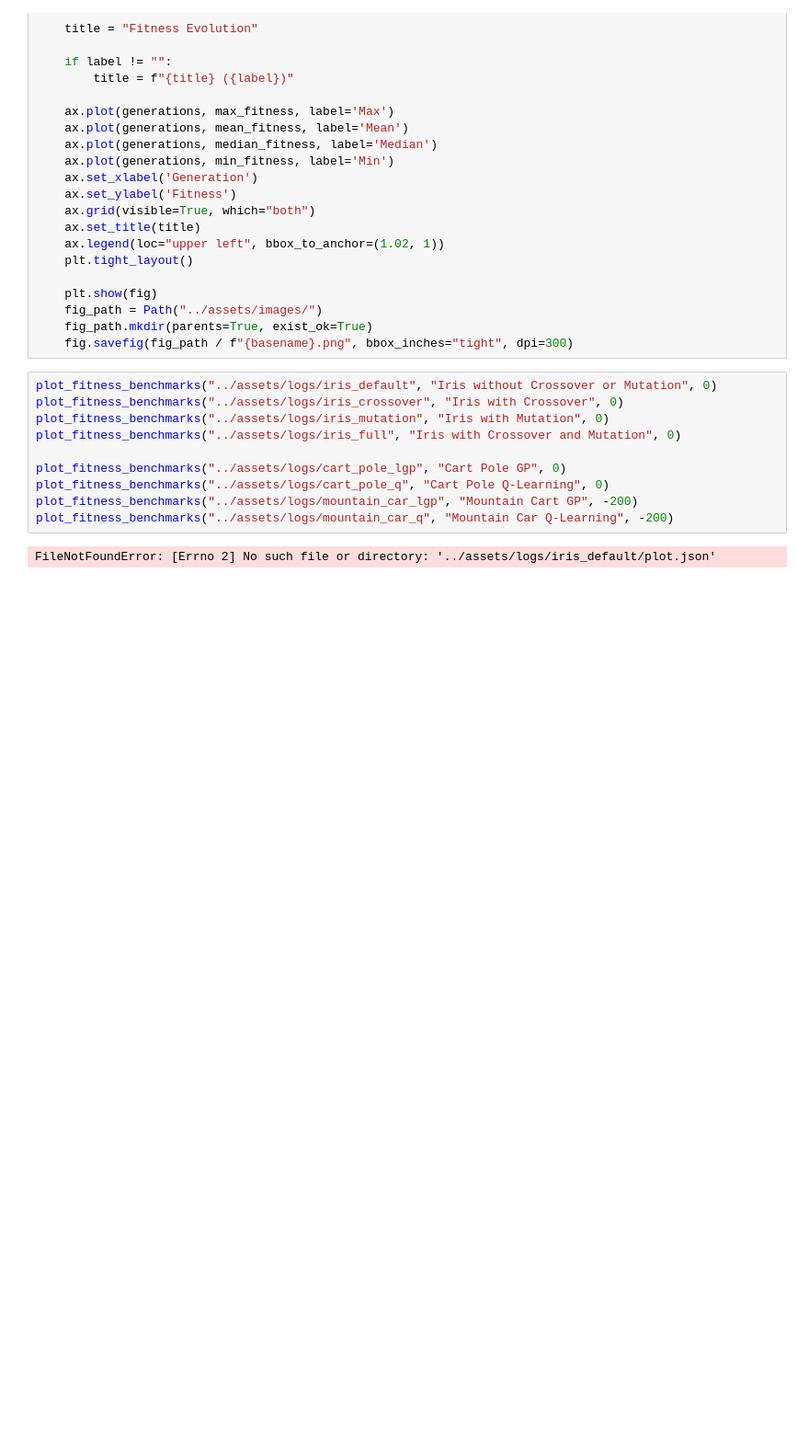
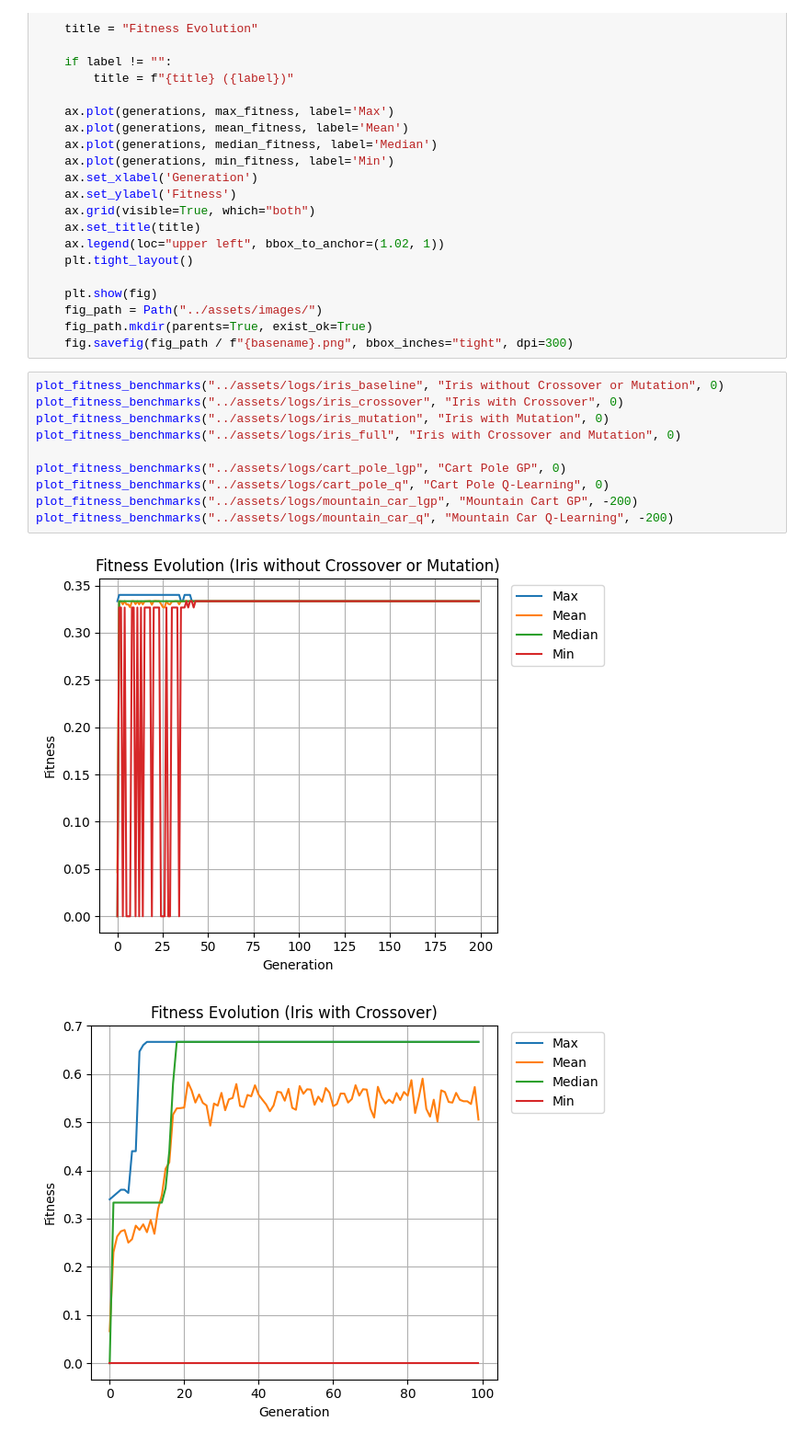
Before and after one commit to urmzd/linear-gp, a Jupyter notebook: notebooks/benchmark_plots.ipynb, the cells around one changed output. Shown at 92% size. Drawn from its saved outputs; the diff is of its cells as text; blank space fills up the shorter version.

Commit message:
fix: update plots

```diff
--- a/notebooks/benchmark_plots.ipynb
+++ b/notebooks/benchmark_plots.ipynb
@@ -76,14 +76,15 @@ def plot_fitness_benchmarks(path: str = "../assets/logs/cart-pole-lgp", label:st
     fig_path.mkdir(parents=True, exist_ok=True)
     fig.savefig(fig_path / f"{basename}.png", bbox_inches="tight", dpi=300)
 # %%
-plot_fitness_benchmarks("../assets/logs/iris_default", "Iris without Crossover or Mutation", 0)
+plot_fitness_benchmarks("../assets/logs/iris_baseline", "Iris without Crossover or Mutation", 0)
 plot_fitness_benchmarks("../assets/logs/iris_crossover", "Iris with Crossover", 0)
 plot_fitness_benchmarks("../assets/logs/iris_mutation", "Iris with Mutation", 0)
 plot_fitness_benchmarks("../assets/logs/iris_full", "Iris with Crossover and Mutation", 0)
 
 plot_fitness_benchmarks("../assets/logs/cart_pole_lgp", "Cart Pole GP", 0)
 plot_fitness_benchmarks("../assets/logs/cart_pole_q", "Cart Pole Q-Learning", 0)
 plot_fitness_benchmarks("../assets/logs/mountain_car_lgp", "Mountain Cart GP", -200)
 plot_fitness_benchmarks("../assets/logs/mountain_car_q", "Mountain Car Q-Learning", -200)
 # %% [output]
-FileNotFoundError: [Errno 2] No such file or directory: '../assets/logs/iris_default/plot.json'
+[figure, added]
+[figure, added]
```
Also changed, not shown: parts of 1 cell of this notebook, 14 other files.
